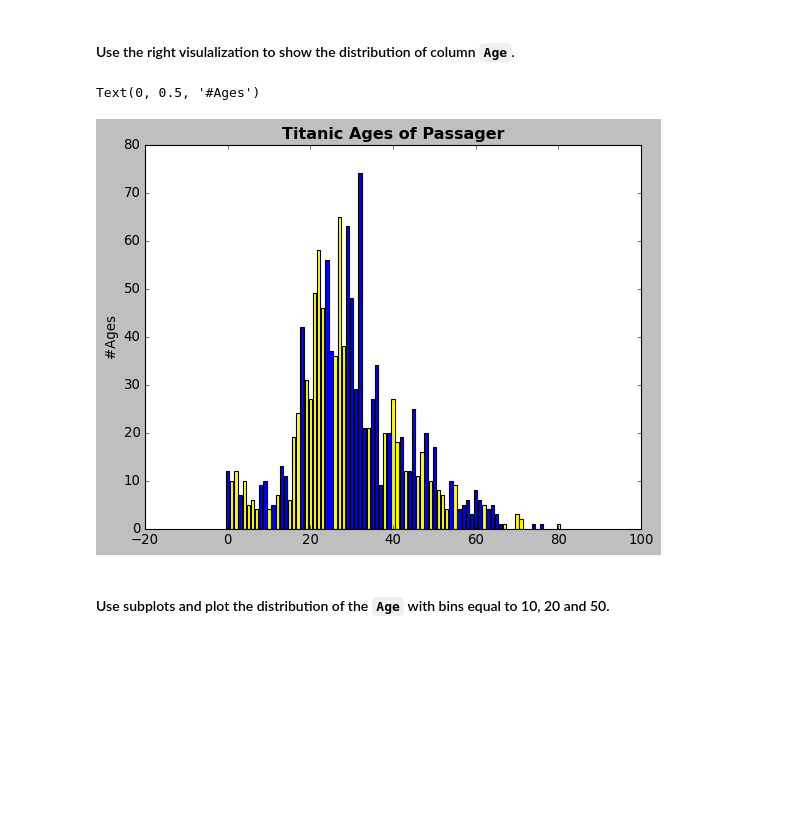
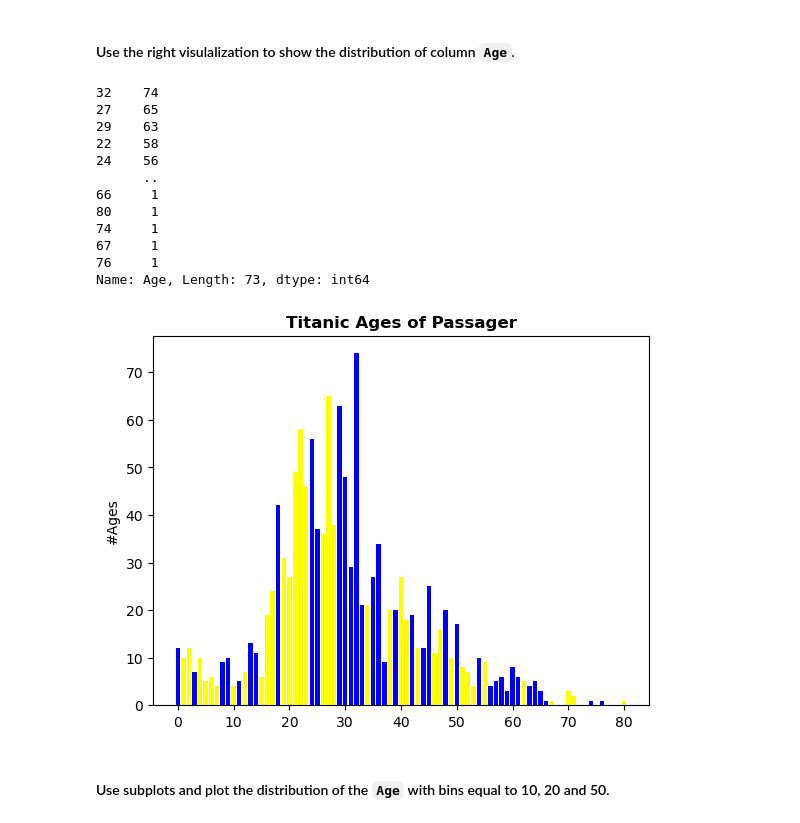
Before and after one commit to EljMorgan/LABS, a Jupyter notebook: Module2/Lab_1_Matplotlib-and-Seaborn/main.ipynb, the cells around one changed output. Drawn from its saved outputs; the diff is of its cells as text; code cells hidden in the pictures; blank space fills up the shorter version.

```diff
--- a/Module2/Lab_1_Matplotlib-and-Seaborn/main.ipynb
+++ b/Module2/Lab_1_Matplotlib-and-Seaborn/main.ipynb
@@ -285,21 +301,33 @@ figure(figsize = (12,6))
 # %%
 # your code here
 titanic = titanic.astype({'Age':'int'})
 ages = titanic['Age'].value_counts()
 
 # create figure and axes from df
 # .index for indexes in survival, survival - data of survived and not
-plt.bar(ages.index, ages, color=('blue','yellow'))
+plt.bar(ages.index, ages.values, color=('blue','yellow'))
 
 # set title
 plt.title('Titanic Ages of Passager', fontweight='bold')
 
 # xticks - to tell how mush we need , put labels for choosen indexes
 plt.xticks()
 plt.ylabel("#Ages")
+ages
 # %% [output]
-Text(0, 0.5, '#Ages')
+32    74
+27    65
+29    63
+22    58
+24    56
+      ..
+66     1
+80     1
+74     1
+67     1
+76     1
+Name: Age, Length: 73, dtype: int64
-[figure, old version]
+[figure, new version]
 # %% [markdown]
 #### Use subplots and plot the distribution of the `Age`  with bins equal to 10, 20 and 50.
 # %%
```
Also changed, not shown: parts of 7 cells of this notebook, 3 other files.
